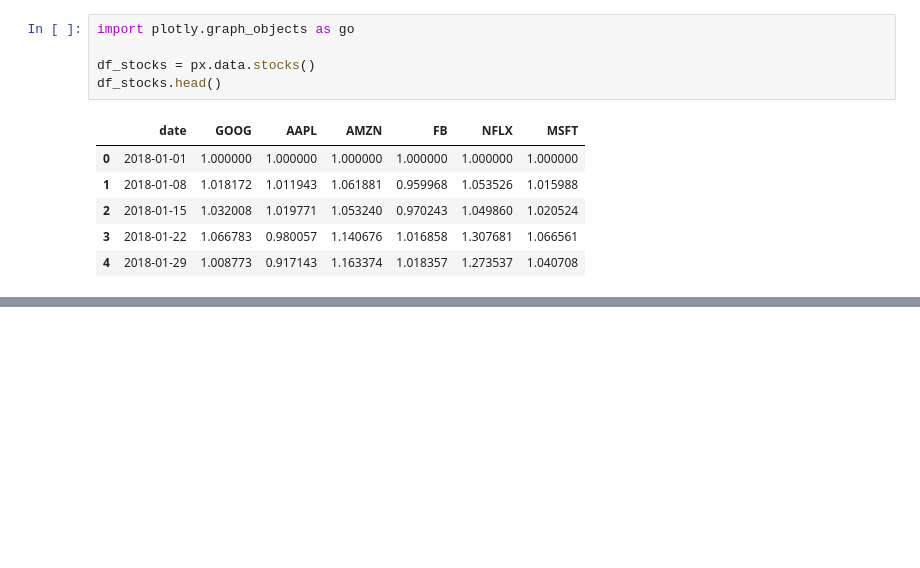
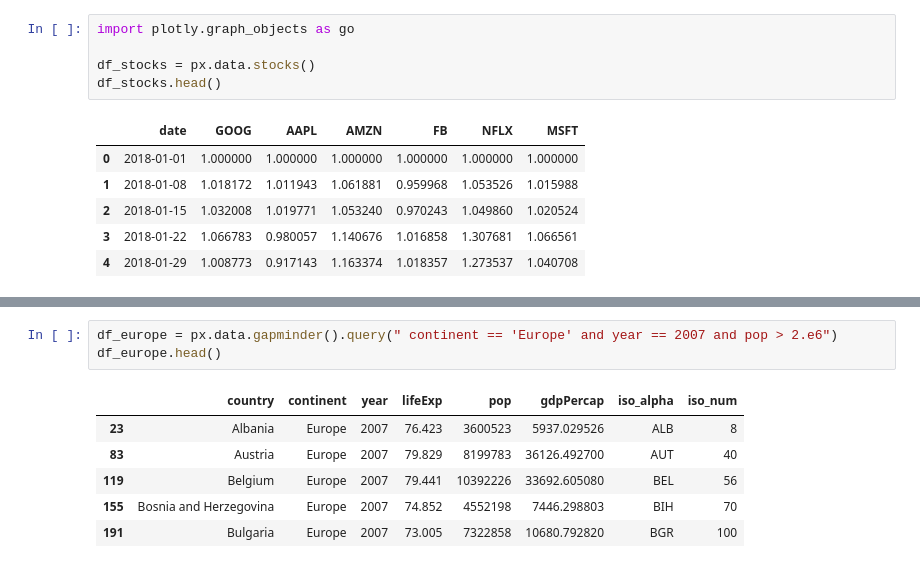
Before and after one commit to yash-meshram/plotly, a Jupyter notebook: plotly.ipynb, the cells around one changed output, grey strips where cells are left out. Drawn from its saved outputs; the diff is of its cells as text; blank space fills up the shorter version.

```diff
--- a/plotly.ipynb
+++ b/plotly.ipynb
@@ -103,0 +142,10 @@ fig.update_layout(
+# %%
+df_europe = px.data.gapminder().query(" continent == 'Europe' and year == 2007 and pop > 2.e6")
+df_europe.head()
+# %% [output]
+|  | country | continent | year | lifeExp | pop | gdpPercap | iso_alpha | iso_num |
+| 23 | Albania | Europe | 2007 | 76.423 | 3600523 | 5937.029526 | ALB | 8 |
+| 83 | Austria | Europe | 2007 | 79.829 | 8199783 | 36126.492700 | AUT | 40 |
+| 119 | Belgium | Europe | 2007 | 79.441 | 10392226 | 33692.605080 | BEL | 56 |
+| 155 | Bosnia and Herzegovina | Europe | 2007 | 74.852 | 4552198 | 7446.298803 | BIH | 70 |
+| 191 | Bulgaria | Europe | 2007 | 73.005 | 7322858 | 10680.792820 | BGR | 100 |
```
Also changed, not shown: parts of 8 cells of this notebook.
